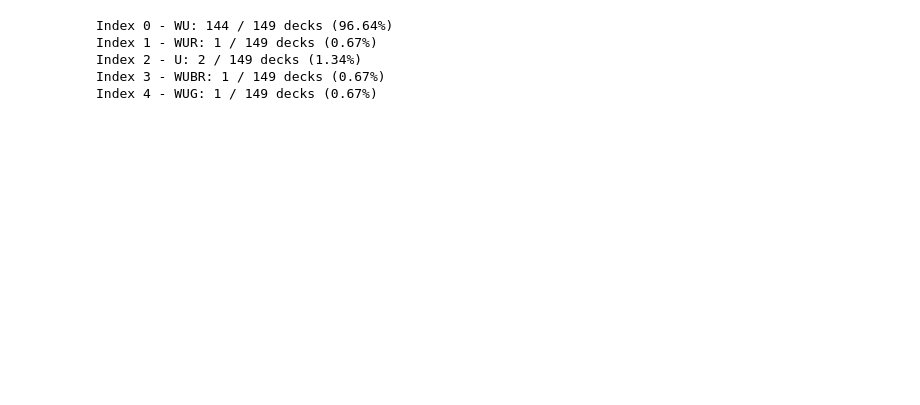
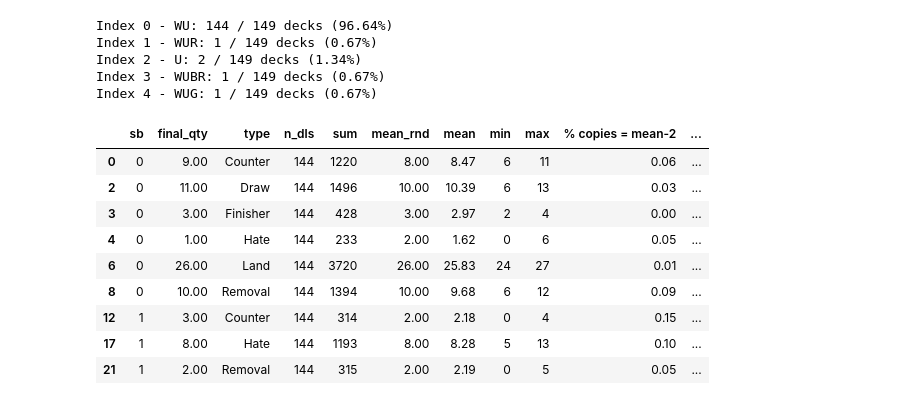
Before and after one commit to lopezrbn/mtg_decklists_analyzer, a Jupyter notebook: Decklist analysis v3.0.ipynb, the cells around one changed output. Saved outputs shown, nothing was run; the diff lists cells and outputs as text; code cells hidden in the pictures; blank space fills up the shorter version.

```diff
--- a/Decklist analysis v3.0.ipynb
+++ b/Decklist analysis v3.0.ipynb
@@ -40,3 +40,16 @@ types = analyze_dls_types(dfs[0], subtypes=False)
+# %%
+types[types["final_qty"]>0]
+# %% [output]
+|  | sb | final_qty | type | n_dls | sum | mean_rnd | mean | min | max | % copies = mean-2 | ... |
+| 0 | 0 | 9.00 | Counter | 144 | 1220 | 8.00 | 8.47 | 6 | 11 | 0.06 | ... |
+| 2 | 0 | 11.00 | Draw | 144 | 1496 | 10.00 | 10.39 | 6 | 13 | 0.03 | ... |
+| 3 | 0 | 3.00 | Finisher | 144 | 428 | 3.00 | 2.97 | 2 | 4 | 0.00 | ... |
+| 4 | 0 | 1.00 | Hate | 144 | 233 | 2.00 | 1.62 | 0 | 6 | 0.05 | ... |
+| 6 | 0 | 26.00 | Land | 144 | 3720 | 26.00 | 25.83 | 24 | 27 | 0.01 | ... |
+| 8 | 0 | 10.00 | Removal | 144 | 1394 | 10.00 | 9.68 | 6 | 12 | 0.09 | ... |
+| 12 | 1 | 3.00 | Counter | 144 | 314 | 2.00 | 2.18 | 0 | 4 | 0.15 | ... |
+| 17 | 1 | 8.00 | Hate | 144 | 1193 | 8.00 | 8.28 | 5 | 13 | 0.10 | ... |
+| 21 | 1 | 2.00 | Removal | 144 | 315 | 2.00 | 2.19 | 0 | 5 | 0.05 | ... |
 # %%
 cards[cards["final_qty"]>0]
 # %% [output]
```
Also changed, not shown: parts of 6 cells of this notebook, 2 other files.
